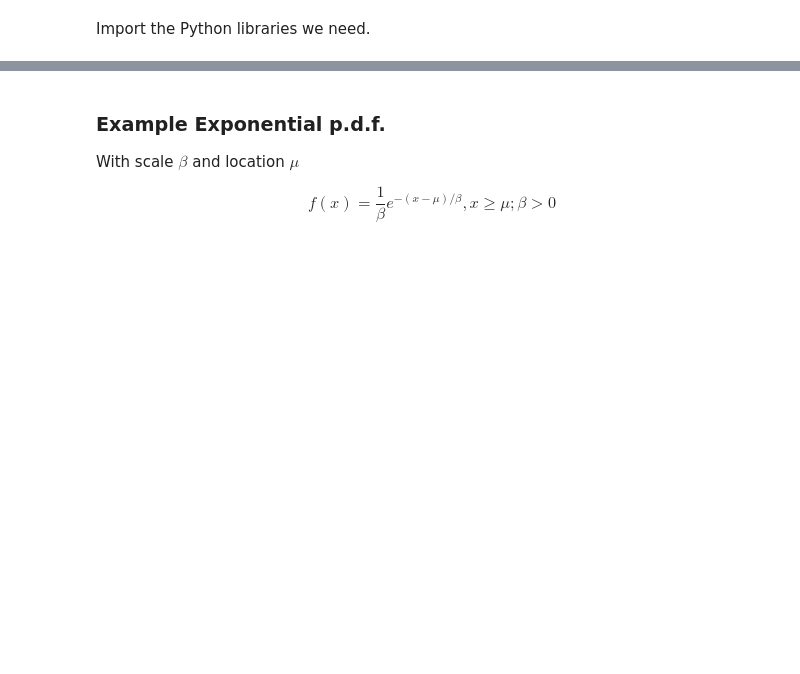
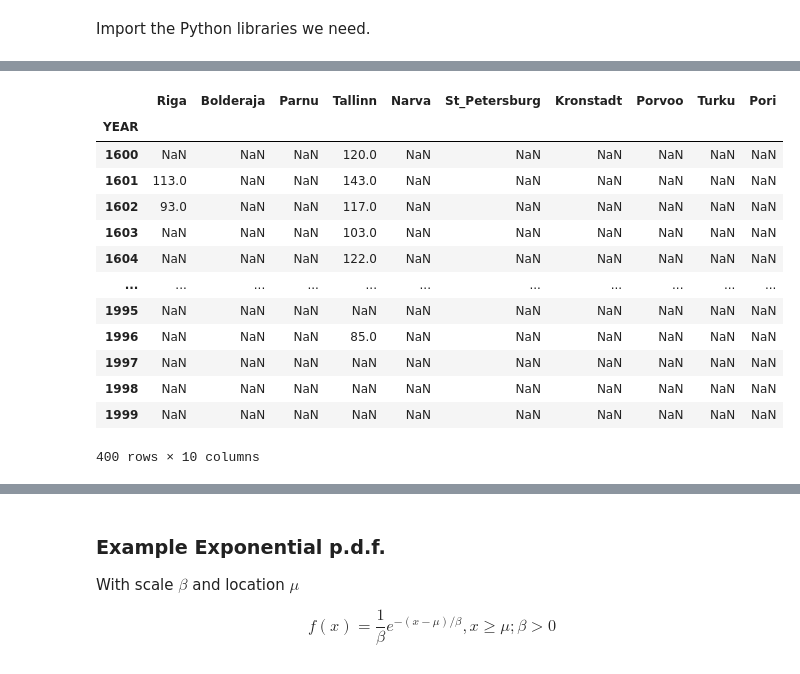
Before and after one commit to KGzB/CAS-Applied-Data-Science, a Jupyter notebook: Module-2/CAS-D2-Regression.ipynb, the cells around one changed output, grey strips where cells are left out. Cells and saved outputs as stored; diff of their text form; code cells hidden in the pictures; blank space fills up the shorter version.

```diff
--- a/Module-2/CAS-D2-Regression.ipynb
+++ b/Module-2/CAS-D2-Regression.ipynb
@@ -321,0 +57,19 @@ diagnostic_plots(X,y)
+# %%
+url = "https://github.com/KGzB/CAS-Applied-Data-Science/blob/master/Module-2/baltikum_eisschmelze.csv?raw=true"
+df = pd.read_csv(url, sep=";", index_col=0)
+df
+# %% [output]
+|  | Riga | Bolderaja | Parnu | Tallinn | Narva | St_Petersburg | Kronstadt | Porvoo | Turku | Pori |
+| YEAR |  |  |  |  |  |  |  |  |  |  |
+| 1600 | NaN | NaN | NaN | 120.0 | NaN | NaN | NaN | NaN | NaN | NaN |
+| 1601 | 113.0 | NaN | NaN | 143.0 | NaN | NaN | NaN | NaN | NaN | NaN |
+| 1602 | 93.0 | NaN | NaN | 117.0 | NaN | NaN | NaN | NaN | NaN | NaN |
+| 1603 | NaN | NaN | NaN | 103.0 | NaN | NaN | NaN | NaN | NaN | NaN |
+| 1604 | NaN | NaN | NaN | 122.0 | NaN | NaN | NaN | NaN | NaN | NaN |
+| ... | ... | ... | ... | ... | ... | ... | ... | ... | ... | ... |
+| 1995 | NaN | NaN | NaN | NaN | NaN | NaN | NaN | NaN | NaN | NaN |
+| 1996 | NaN | NaN | NaN | 85.0 | NaN | NaN | NaN | NaN | NaN | NaN |
+| 1997 | NaN | NaN | NaN | NaN | NaN | NaN | NaN | NaN | NaN | NaN |
+| 1998 | NaN | NaN | NaN | NaN | NaN | NaN | NaN | NaN | NaN | NaN |
+| 1999 | NaN | NaN | NaN | NaN | NaN | NaN | NaN | NaN | NaN | NaN |
+400 rows × 10 columns
```
Also changed, not shown: parts of 82 cells of this notebook, 1 other file.
